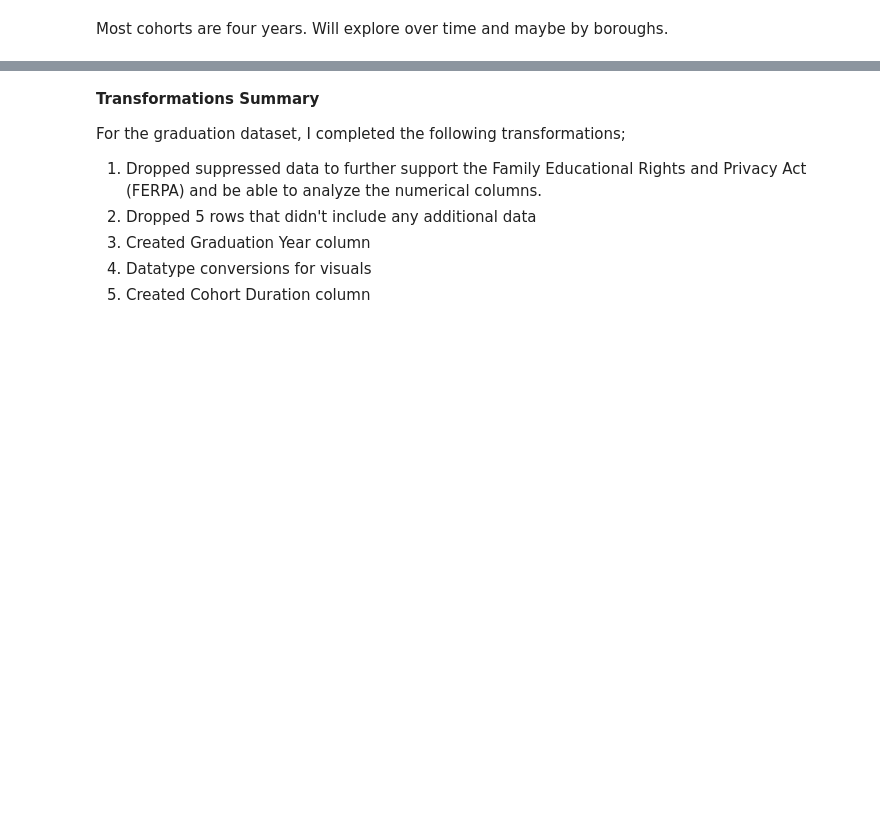
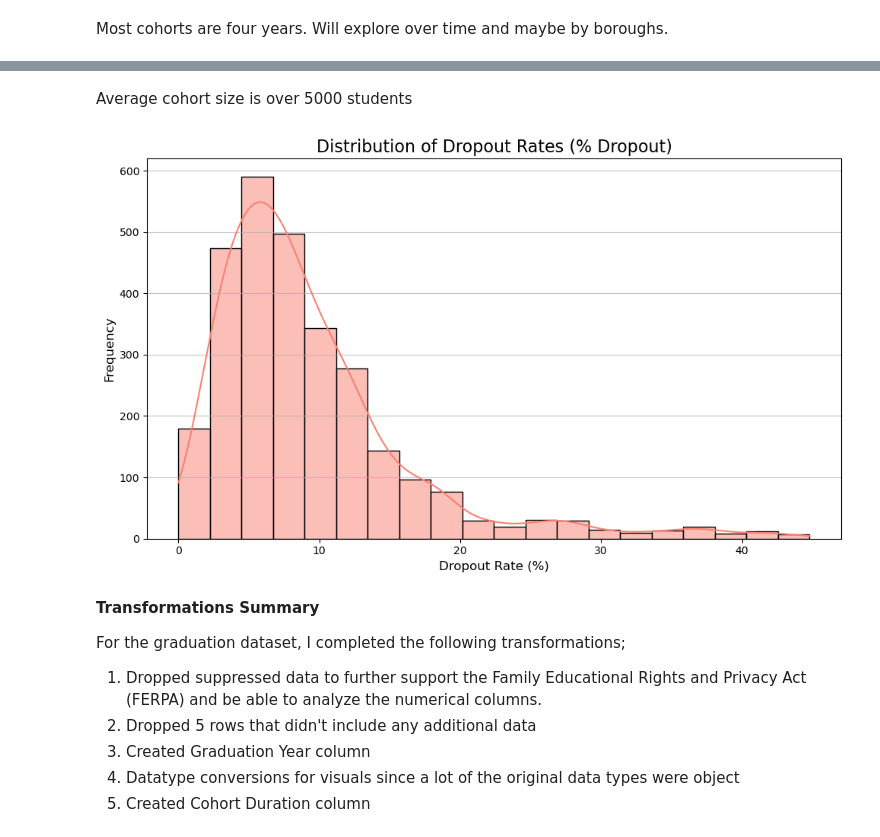
Before and after one commit to Mrfunderburker/Education-Capstone, a Jupyter notebook: code/graduation_eda.ipynb, the cells around one changed output, grey strips where cells are left out. Drawn from its saved outputs; the diff is of its cells as text; code cells hidden in the pictures; blank space fills up the shorter version.

Commit message:
another graph

```diff
--- a/code/graduation_eda.ipynb
+++ b/code/graduation_eda.ipynb
@@ -239,3 +239,5 @@ plt.show()
 [figure]
 # %% [markdown]
 Most cohorts are four years. Will explore over time and maybe by boroughs.
+# %%
+graduation['# Total Cohort'] = graduation['# Total Cohort'].astype(int)
@@ -242,3 +256,18 @@ Most cohorts are four years. Will explore over time and maybe by boroughs.
+# %% [markdown]
+Average cohort size is over 5000 students
+# %%
+graduation['% Dropout'] = pd.to_numeric(graduation['% Dropout'], errors='coerce')
+# Distribution of % Dropout
+plt.figure(figsize=(10, 6))
+sns.histplot(graduation['% Dropout'], kde=True, bins=20, color='salmon')
+plt.title('Distribution of Dropout Rates (% Dropout)', fontsize=16)
+plt.xlabel('Dropout Rate (%)', fontsize=12)
+plt.ylabel('Frequency', fontsize=12)
+plt.grid(axis='y', alpha=0.75)
+plt.tight_layout()
+plt.show()
+# %% [output]
+[figure, added]
 # %% [markdown]
 **Transformations Summary**
 
@@ -246,5 +275,5 @@ For the graduation dataset, I completed the following transformations;
 1. Dropped suppressed data to further support the Family Educational Rights and Privacy Act (FERPA) and be able to analyze the numerical columns.
 2. Dropped 5 rows that didn't include any additional data
 3. Created Graduation Year column
-4. Datatype conversions for visuals
+4. Datatype conversions for visuals since a lot of the original data types were object
 5. Created Cohort Duration column
```
Also changed, not shown: parts of 1 cell of this notebook.
